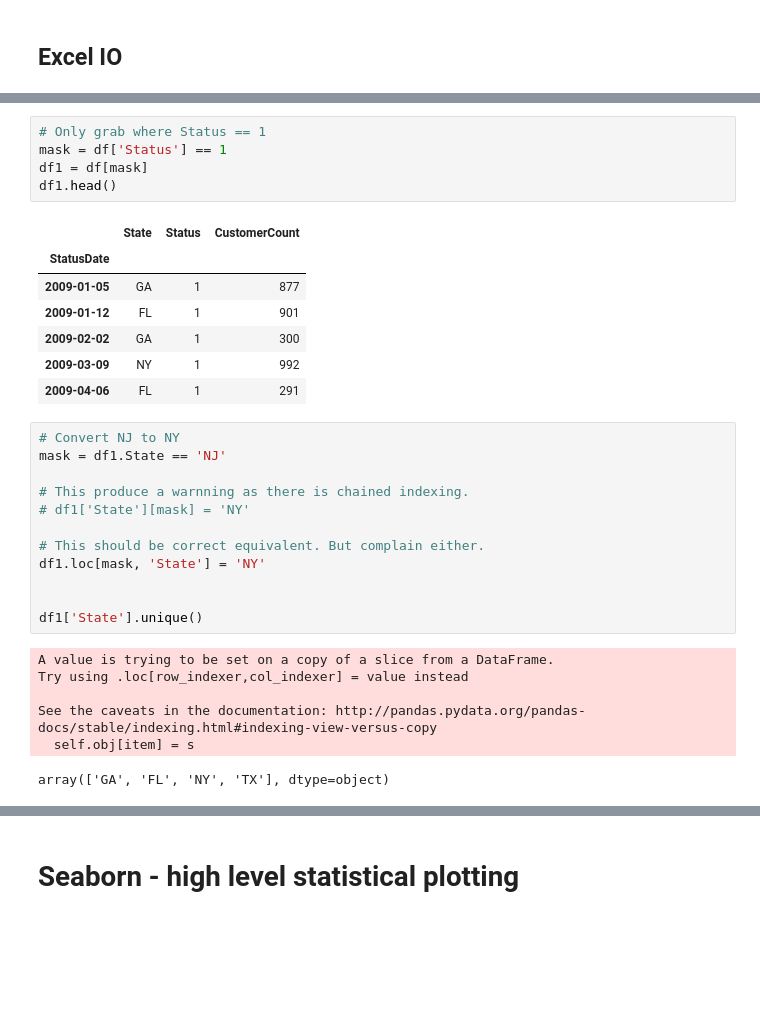
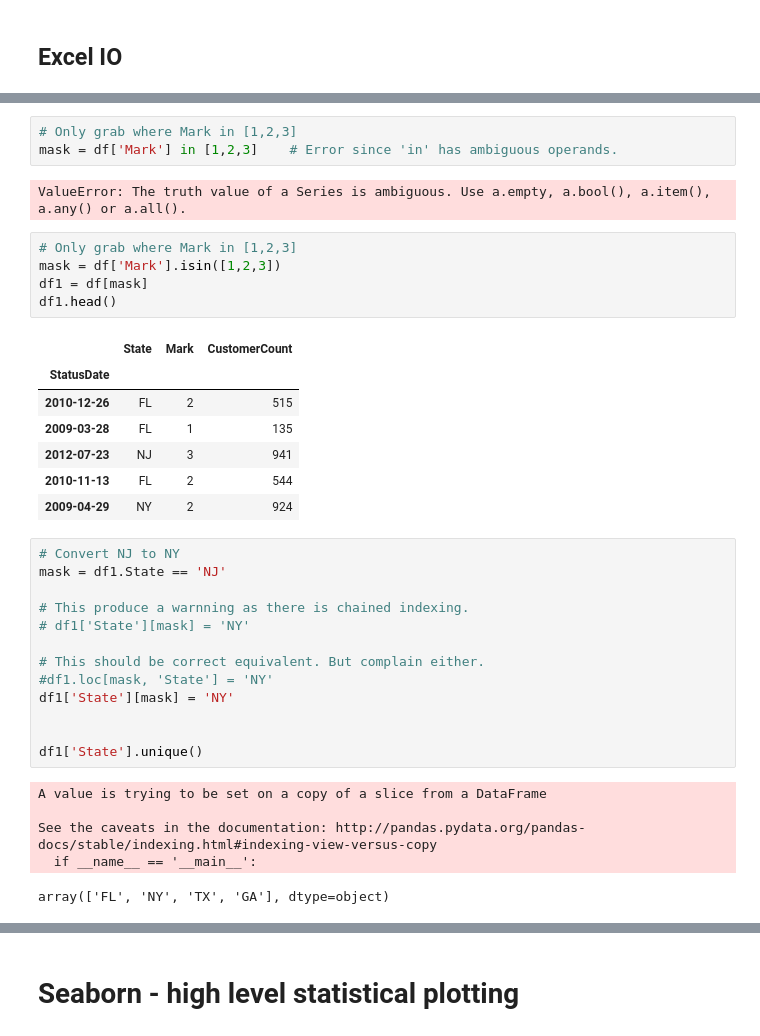
Before and after one commit to jbrezmorf/PAV_course, a Jupyter notebook: Section_3.1_Pandas.ipynb, the cells around one changed output, grey strips where cells are left out. Saved outputs shown, nothing was run; the diff lists cells and outputs as text; blank space fills up the shorter version.

```diff
--- a/Section_3.1_Pandas.ipynb
+++ b/Section_3.1_Pandas.ipynb
@@ -266,16 +372,21 @@ array(['GA', 'FL', 'TX', 'NY', 'NJ'], dtype=object)
+# %%
+# Only grab where Mark in [1,2,3]
+mask = df['Mark'] in [1,2,3]    # Error since 'in' has ambiguous operands.
+# %% [output]
+ValueError: The truth value of a Series is ambiguous. Use a.empty, a.bool(), a.item(), a.any() or a.all().
 # %%
-# Only grab where Status == 1
-mask = df['Status'] == 1
+# Only grab where Mark in [1,2,3]
+mask = df['Mark'].isin([1,2,3])
 df1 = df[mask]
 df1.head()
 # %% [output]
-|  | State | Status | CustomerCount |
+|  | State | Mark | CustomerCount |
 | StatusDate |  |  |  |
-| 2009-01-05 | GA | 1 | 877 |
-| 2009-01-12 | FL | 1 | 901 |
-| 2009-02-02 | GA | 1 | 300 |
-| 2009-03-09 | NY | 1 | 992 |
-| 2009-04-06 | FL | 1 | 291 |
+| 2010-12-26 | FL | 2 | 515 |
+| 2009-03-28 | FL | 1 | 135 |
+| 2012-07-23 | NJ | 3 | 941 |
+| 2010-11-13 | FL | 2 | 544 |
+| 2009-04-29 | NY | 2 | 924 |
 # %%
 # Convert NJ to NY
 mask = df1.State == 'NJ'
@@ -284,17 +395,17 @@ mask = df1.State == 'NJ'
 # df1['State'][mask] = 'NY'
 
 # This should be correct equivalent. But complain either.
-df1.loc[mask, 'State'] = 'NY'
+#df1.loc[mask, 'State'] = 'NY'
+df1['State'][mask] = 'NY'
 
 
 df1['State'].unique()
 # %% [output]
-A value is trying to be set on a copy of a slice from a DataFrame.
-Try using .loc[row_indexer,col_indexer] = value instead
+A value is trying to be set on a copy of a slice from a DataFrame
 
 See the caveats in the documentation: http://pandas.pydata.org/pandas-docs/stable/indexing.html#indexing-view-versus-copy
-  self.obj[item] = s
+  if __name__ == '__main__':
-array(['GA', 'FL', 'NY', 'TX'], dtype=object)
+array(['FL', 'NY', 'TX', 'GA'], dtype=object)
 # %%
 df['CustomerCount'].plot(figsize=(15,5));
 plt.show()
```
Also changed, not shown: parts of 34 cells of this notebook.
